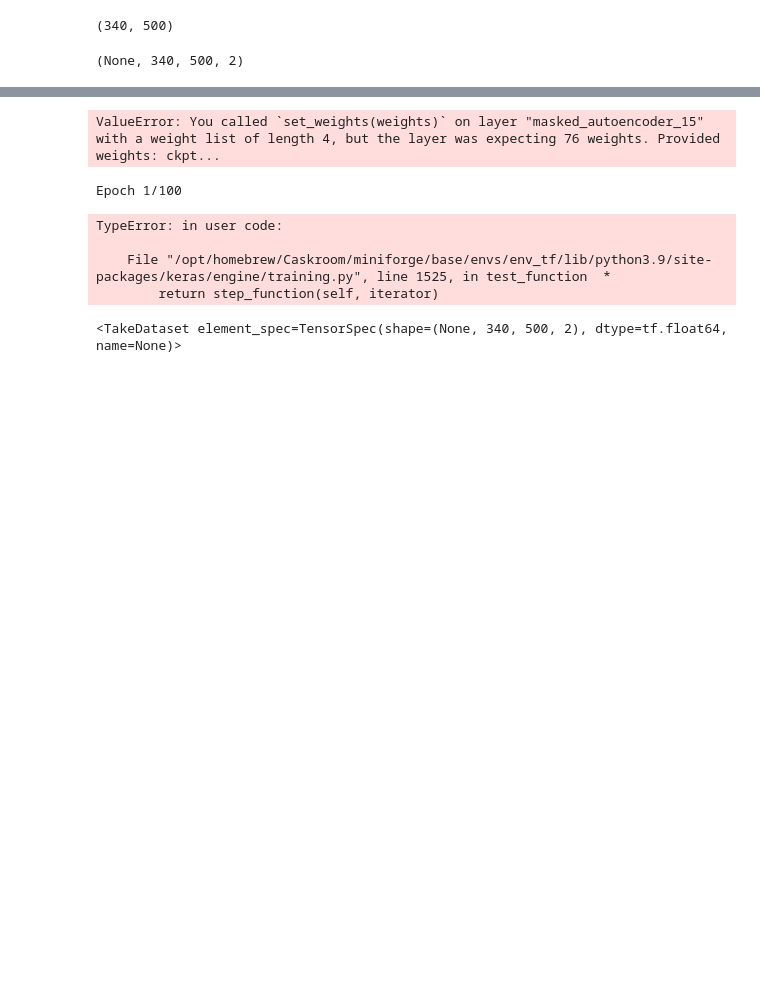
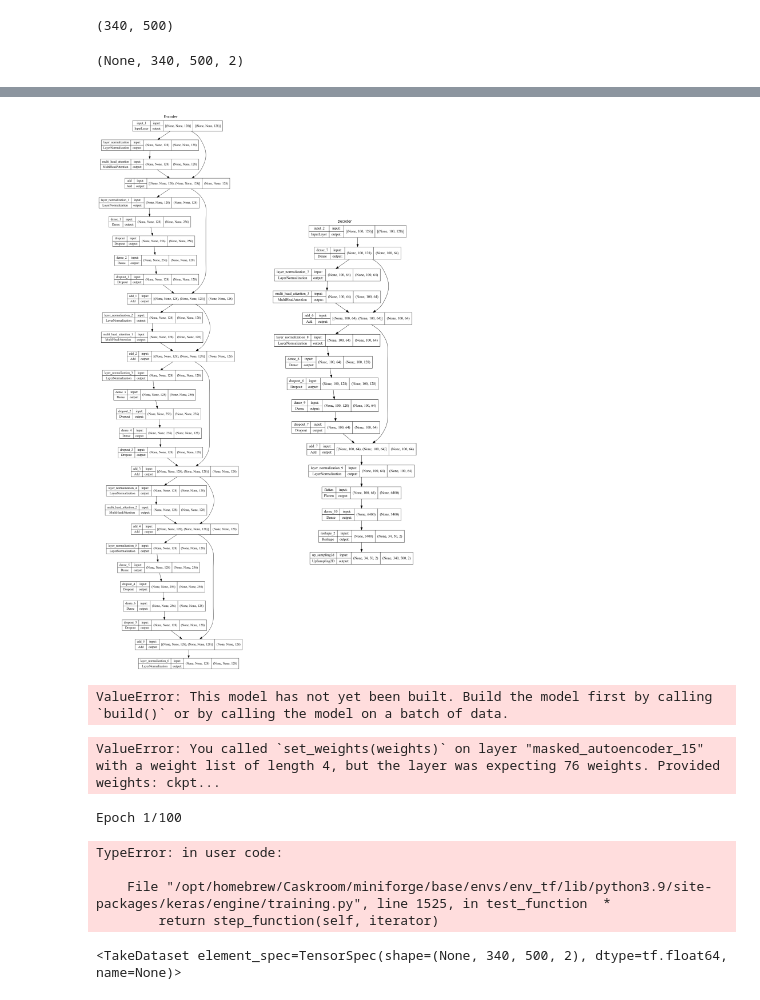
Before and after one commit to aalling93/mae_rfi, a Jupyter notebook: examples/implement.ipynb, the cells around one changed output, grey strips where cells are left out. Drawn from its saved outputs; the diff is of its cells as text; code cells hidden in the pictures; blank space fills up the shorter version.

```diff
--- a/examples/implement.ipynb
+++ b/examples/implement.ipynb
@@ -879,6 +888,22 @@ optimizer = tfa.optimizers.AdamW(learning_rate=0.001, weight_decay=0.01)
 mae_model.compile(
     optimizer=optimizer, loss=keras.losses.MeanSquaredError(), metrics=["mae"]
 )
+# %%
+keras.utils.plot_model(encoder, show_shapes=True, to_file="encoder.png")
+keras.utils.plot_model(decoder, show_shapes=True, to_file="decoder.png")
+fig, ax = plt.subplots(1, 2, figsize=(20, 60))
+ax[0].imshow(plt.imread('encoder.png'))
+ax[0].set_title('Encoder', fontsize=12)
+ax[0].axis("off")
+ax[1].imshow(plt.imread('decoder.png'))
+ax[1].set_title('Decoder', fontsize=12)
+ax[1].axis("off");
+# %% [output]
+[figure, added]
+# %%
+mae_model.summary()
+# %% [output]
+ValueError: This model has not yet been built. Build the model first by calling `build()` or by calling the model on a batch of data.
 # %%
 mae_model.save_weights("ckpt")
 # %%
```
Also changed, not shown: parts of 3 cells of this notebook, 14 other files.
